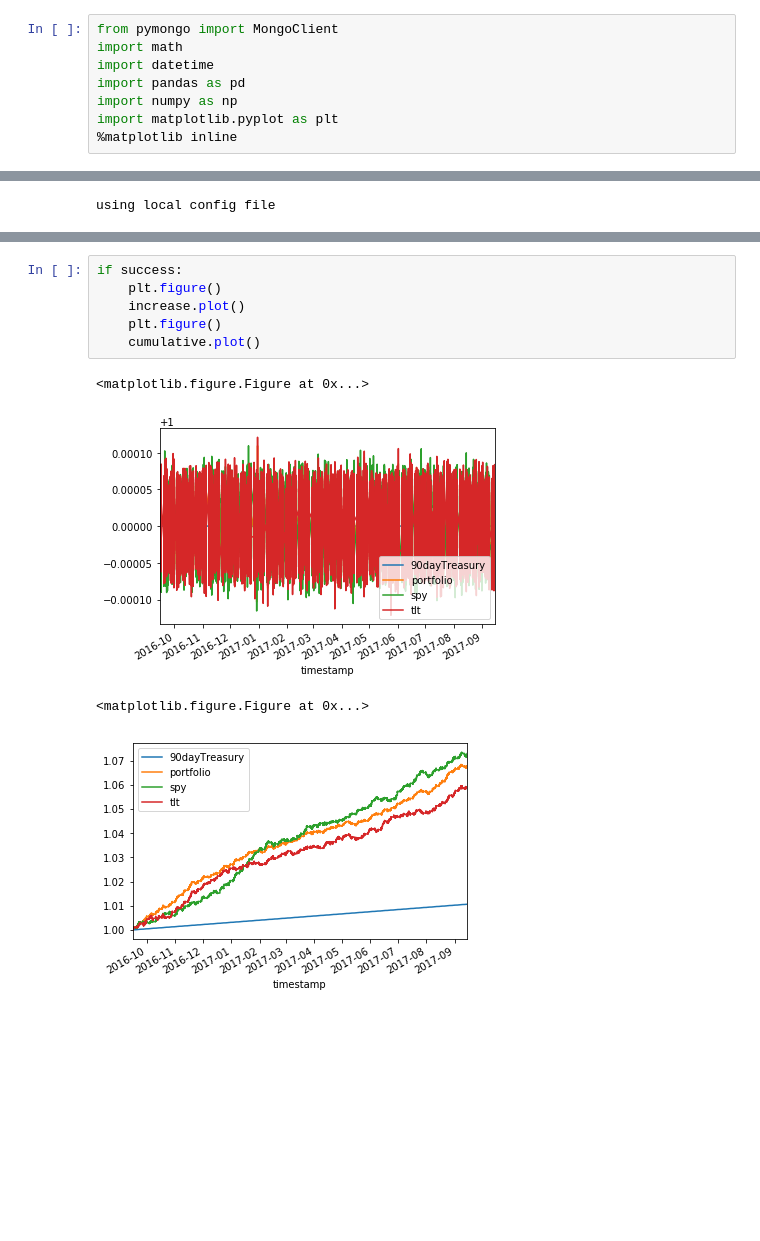
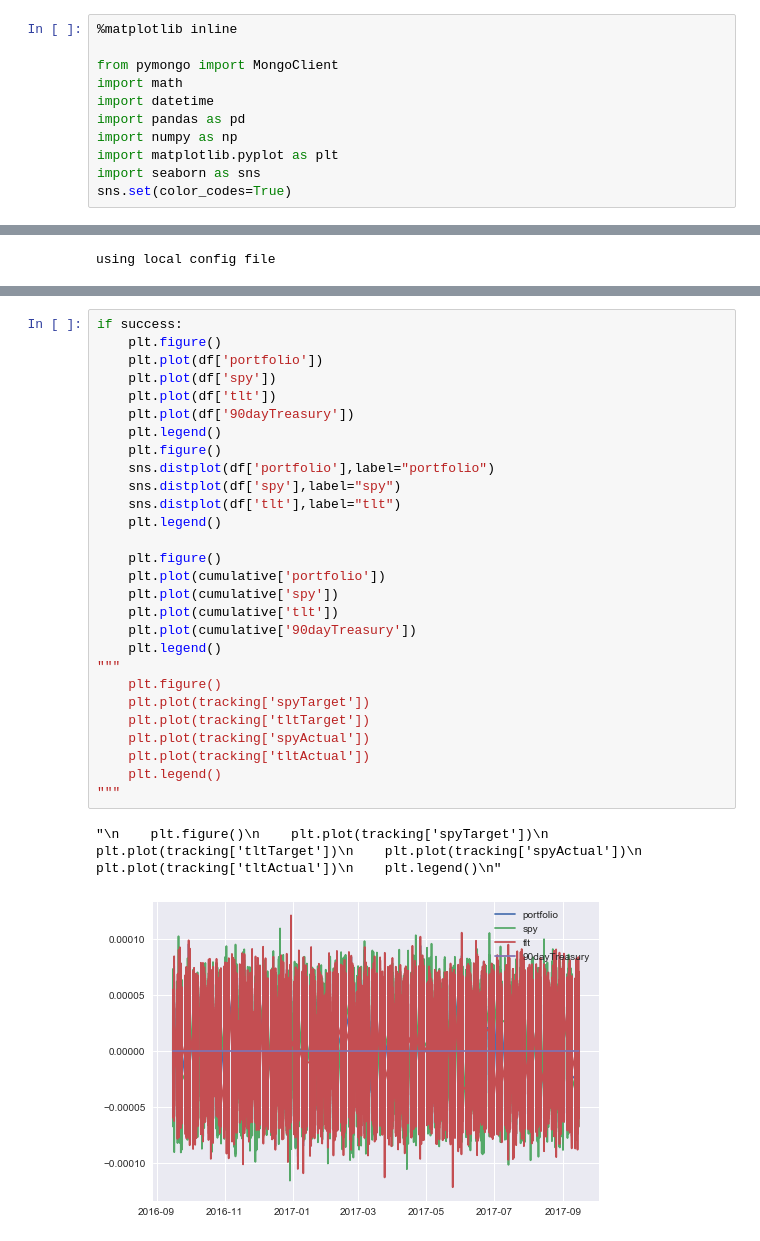
Before and after one commit to stepbot/resiliant-trader, a Jupyter notebook: performanceAnalysisTest.ipynb, the cells around one changed output, grey strips where cells are left out. Saved outputs shown, nothing was run; the diff lists cells and outputs as text; blank space fills up the shorter version.

```diff
--- a/performanceAnalysisTest.ipynb
+++ b/performanceAnalysisTest.ipynb
@@ -1,11 +1,14 @@
 # %%
+%matplotlib inline
+
 from pymongo import MongoClient
 import math
 import datetime
 import pandas as pd
 import numpy as np
 import matplotlib.pyplot as plt
-%matplotlib inline
+import seaborn as sns
+sns.set(color_codes=True)
 # %%
 def divtd(td1, td2):
     us1 = td1.microseconds + 1000000 * (td1.seconds + 86400 * td1.days)
@@ -52,11 +92,31 @@ Analyzing Test Data
-# %%
-if success:
-    plt.figure()
-    increase.plot()
-    plt.figure()
-    cumulative.plot()
-# %% [output]
-<matplotlib.figure.Figure at 0x...>
-[figure, removed]
-<matplotlib.figure.Figure at 0x...>
-[figure, removed]
+# %%
+if success:
+    plt.figure()
+    plt.plot(df['portfolio'])
+    plt.plot(df['spy'])
+    plt.plot(df['tlt'])
+    plt.plot(df['90dayTreasury'])
+    plt.legend()
+    plt.figure()
+    sns.distplot(df['portfolio'],label="portfolio")
+    sns.distplot(df['spy'],label="spy")
+    sns.distplot(df['tlt'],label="tlt")
+    plt.legend()
+
+    plt.figure()
+    plt.plot(cumulative['portfolio'])
+    plt.plot(cumulative['spy'])
+    plt.plot(cumulative['tlt'])
+    plt.plot(cumulative['90dayTreasury'])
+    plt.legend()
+"""
+    plt.figure()
+    plt.plot(tracking['spyTarget'])
+    plt.plot(tracking['tltTarget'])
+    plt.plot(tracking['spyActual'])
+    plt.plot(tracking['tltActual'])
+    plt.legend()
+"""
+# %% [output]
+"\n    plt.figure()\n    plt.plot(tracking['spyTarget'])\n    plt.plot(tracking['tltTarget'])\n    plt.plot(tracking['spyActual'])\n    plt.plot(tracking['tltActual'])\n    plt.legend()\n"
+[figure, added]
```
Also changed, not shown: parts of 3 cells of this notebook, 2 other files.
